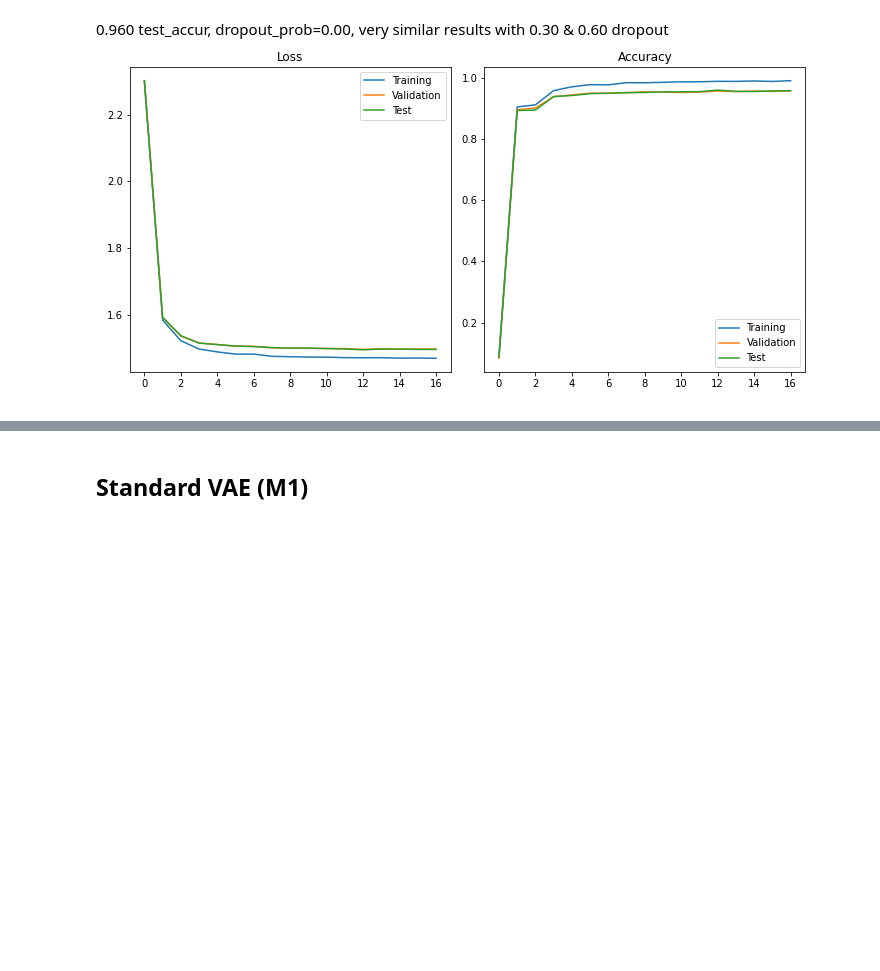
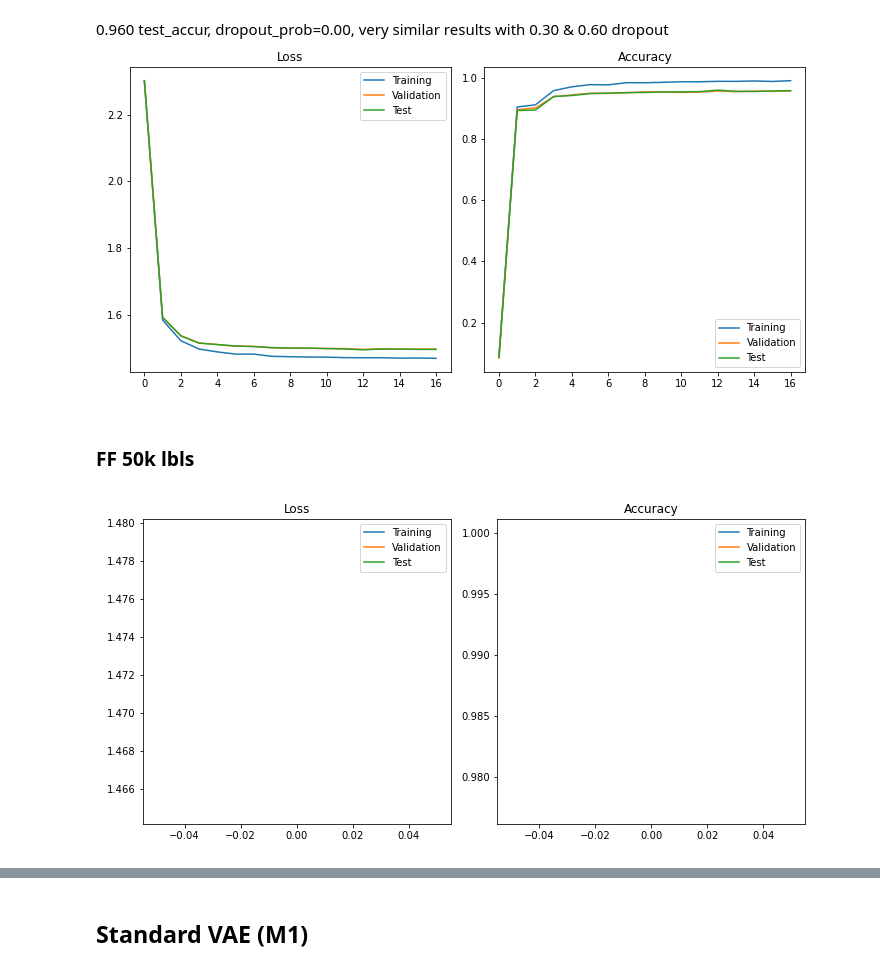
Before and after one commit to MrGorkajuice/DTU_VAE, a Jupyter notebook: VAE_Eksamen.ipynb, the cells around one changed output, grey strips where cells are left out. Cells and saved outputs as stored; diff of their text form; code cells hidden in the pictures; blank space fills up the shorter version.

```diff
--- a/VAE_Eksamen.ipynb
+++ b/VAE_Eksamen.ipynb
@@ -1067,3 +1088,27 @@ else:
 # %% [markdown]
 0.960 test_accur,  dropout_prob=0.00,   very similar results with 0.30 & 0.60 dropout
 ![image-2.png](attachment:image-2.png)
+# %% [markdown]
+### FF 50k lbls
+# %%
+%%time
+sample = binarized_mnist_train_data.__getitem__(22)[0]
+ffnn = SimpleClassifier(sample.flatten().shape, 10, [500, 250], dropout_prob=0.0)
+loader_setup(labelled_size=50000, validation_size=100)
+trainer = FFNN_Trainer(ffnn,
+                       binarized_mnist_train_loader_labelled,
+                       binarized_mnist_train_loader_validation,
+                       binarized_mnist_test_loader)
+epochs = 15
+fn = "ff_50k_0p976.pt"
+if os.path.isfile(fn):
+    ffnn.load_state_dict(torch.load(fn))
+    trainer.test()
+    print("Loaded model from %s" % fn)
+else:
+    trainer.test()
+    for i in range(epochs):
+        trainer.train()
+        trainer.test()
+# %% [output]
+[figure, added]
```
Also changed, not shown: parts of 34 cells of this notebook.
